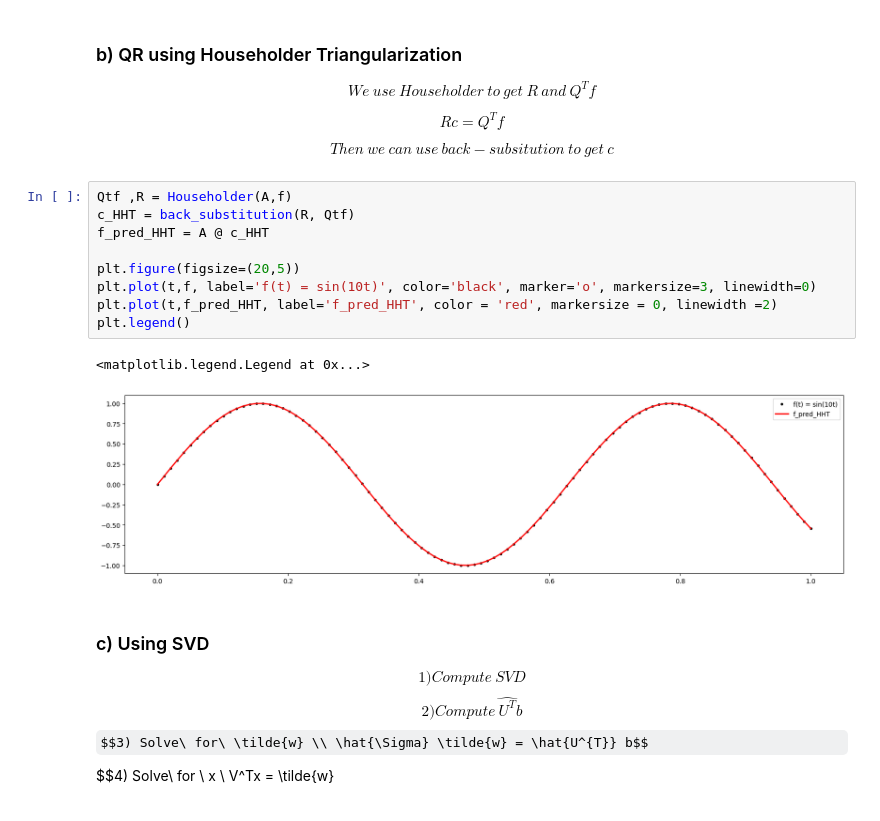
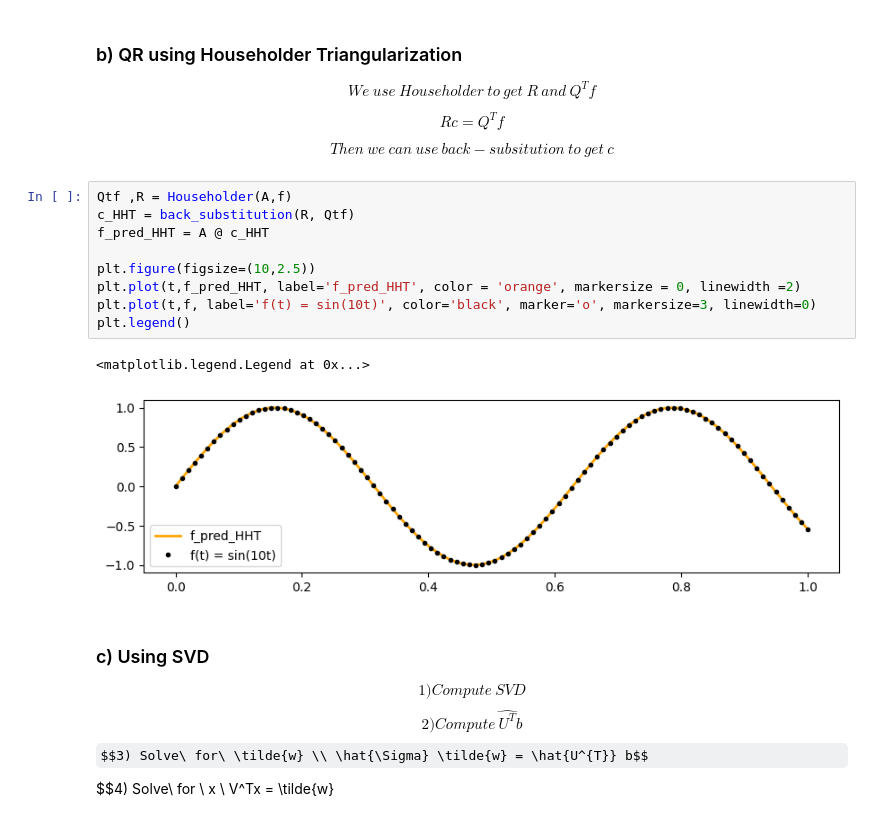
Before and after one commit to pesricha/Least-Squares-Comparison, a Jupyter notebook: Least_Squares_Analysis.ipynb, the cells around one changed output. Saved outputs shown, nothing was run; the diff lists cells and outputs as text; some formulas as TeX source.

```diff
--- a/Least_Squares_Analysis.ipynb
+++ b/Least_Squares_Analysis.ipynb
@@ -123,15 +123,15 @@ $$Then\ we\ can\ use\ back-subsitution\ to\ get\ c$$
 # %%
 Qtf ,R = Householder(A,f)
 c_HHT = back_substitution(R, Qtf)
 f_pred_HHT = A @ c_HHT
 
-plt.figure(figsize=(20,5))
+plt.figure(figsize=(10,2.5))
+plt.plot(t,f_pred_HHT, label='f_pred_HHT', color = 'orange', markersize = 0, linewidth =2)
 plt.plot(t,f, label='f(t) = sin(10t)', color='black', marker='o', markersize=3, linewidth=0)
-plt.plot(t,f_pred_HHT, label='f_pred_HHT', color = 'red', markersize = 0, linewidth =2)
 plt.legend()
 # %% [output]
 <matplotlib.legend.Legend at 0x...>
-[figure, old version]
+[figure, new version]
 # %% [markdown]
 ### c) Using SVD
 
```
Also changed, not shown: parts of 5 cells of this notebook.
